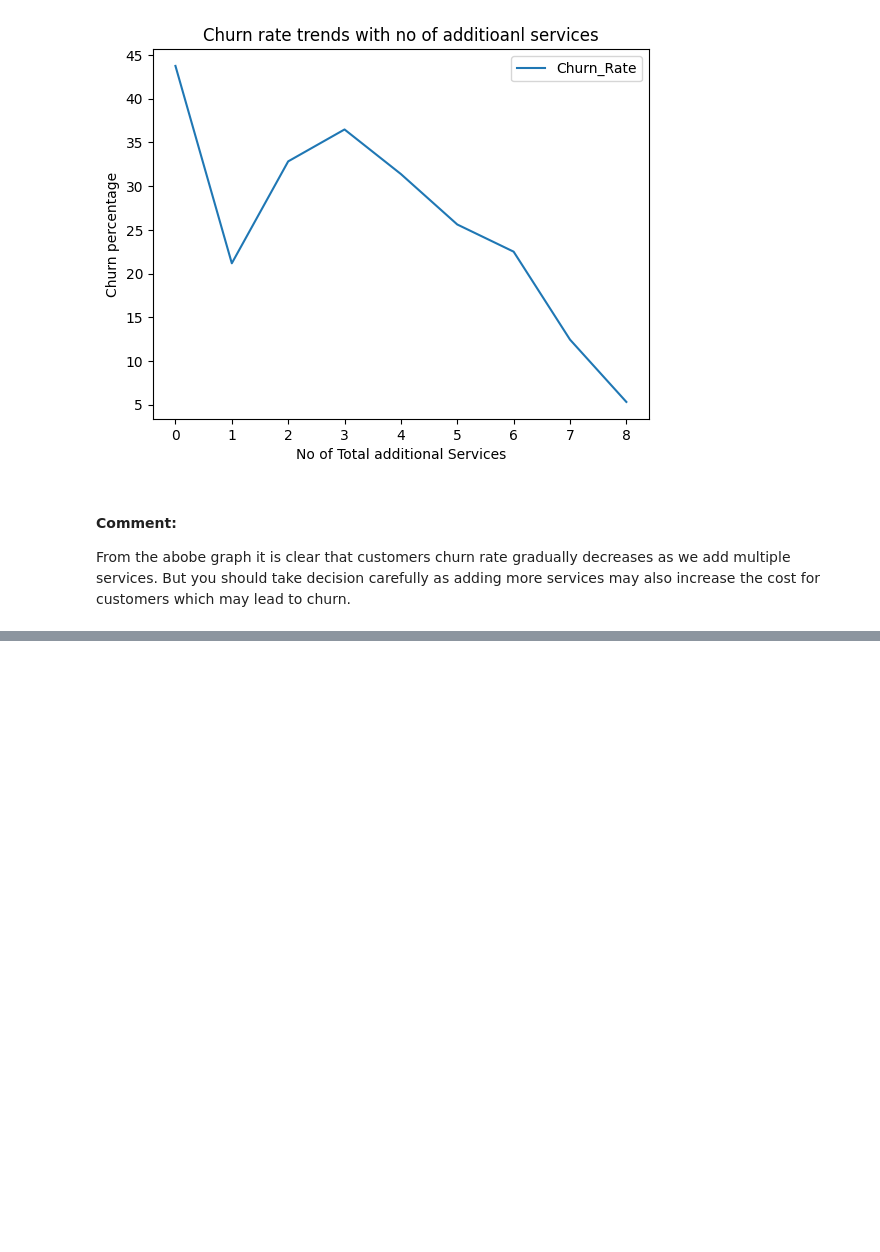
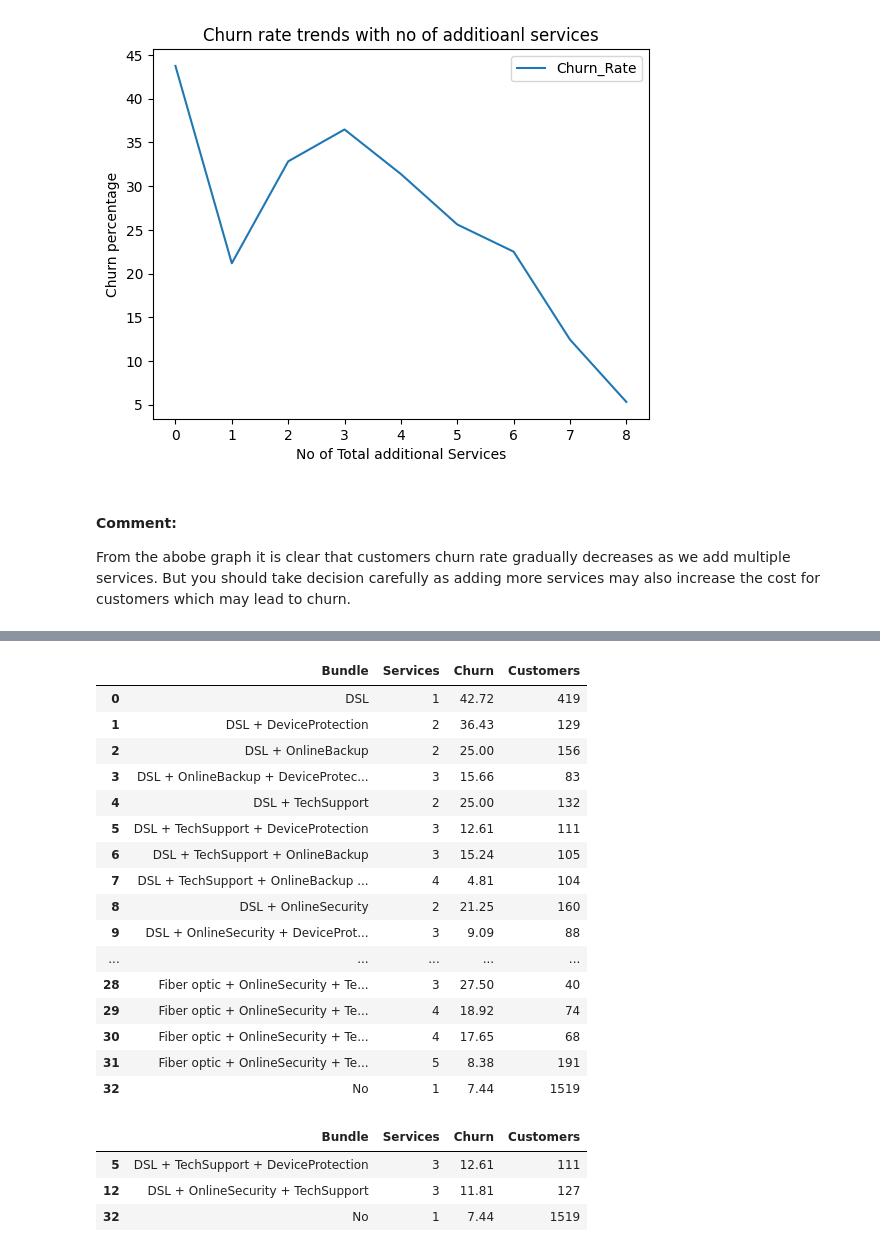
Before and after one commit to amareshmaity/data-analyst-portfolio, a Jupyter notebook: customer-churn-analysis/notebooks/03_EDA.ipynb, the cells around one changed output, grey strips where cells are left out. Drawn from its saved outputs; the diff is of its cells as text; code cells hidden in the pictures; blank space fills up the shorter version.

```diff
--- a/customer-churn-analysis/notebooks/03_EDA.ipynb
+++ b/customer-churn-analysis/notebooks/03_EDA.ipynb
@@ -492,0 +544,37 @@ The bundle of services with the lowest churn rate.
+# %%
+## Create data frame to find best services
+bundle_data = []
+for i in bundled_service_wise_churn.index:
+    bundle_service_list = [bundled_service_wise_churn.iloc[i,:]["InternetService"]] + [x for x in bundled_service_wise_churn.iloc[i,:].iloc[1:5].index if bundled_service_wise_churn.iloc[i,:][x]==1]
+    bundle_service = " + ".join(bundle_service_list)
+    bundle_data.append({"Bundle":bundle_service, 'Services':bundled_service_wise_churn.iloc[i,:]['TotalServices'], 'Churn':bundled_service_wise_churn.iloc[i,:]['ChurnRate'], 'Customers':bundled_service_wise_churn.iloc[i,:]['Customers']})
+
+bundle_service_df = pd.DataFrame(data=bundle_data)
+bundle_service_df
+# %% [output]
+|  | Bundle | Services | Churn | Customers |
+| 0 | DSL | 1 | 42.72 | 419 |
+| 1 | DSL + DeviceProtection | 2 | 36.43 | 129 |
+| 2 | DSL + OnlineBackup | 2 | 25.00 | 156 |
+| 3 | DSL + OnlineBackup + DeviceProtec... | 3 | 15.66 | 83 |
+| 4 | DSL + TechSupport | 2 | 25.00 | 132 |
+| 5 | DSL + TechSupport + DeviceProtection | 3 | 12.61 | 111 |
+| 6 | DSL + TechSupport + OnlineBackup | 3 | 15.24 | 105 |
+| 7 | DSL + TechSupport + OnlineBackup ... | 4 | 4.81 | 104 |
+| 8 | DSL + OnlineSecurity | 2 | 21.25 | 160 |
+| 9 | DSL + OnlineSecurity + DeviceProt... | 3 | 9.09 | 88 |
+| ... | ... | ... | ... | ... |
+| 28 | Fiber optic + OnlineSecurity + Te... | 3 | 27.50 | 40 |
+| 29 | Fiber optic + OnlineSecurity + Te... | 4 | 18.92 | 74 |
+| 30 | Fiber optic + OnlineSecurity + Te... | 4 | 17.65 | 68 |
+| 31 | Fiber optic + OnlineSecurity + Te... | 5 | 8.38 | 191 |
+| 32 | No | 1 | 7.44 | 1519 |
+# %%
+## Filter the data frame for findout best service
+service_bundle_mask = (bundle_service_df['Churn']<=15) & (bundle_service_df['Customers']>=100) & (bundle_service_df['Services']<=3)
+bundle_service_df[service_bundle_mask]
+# %% [output]
+|  | Bundle | Services | Churn | Customers |
+| 5 | DSL + TechSupport + DeviceProtection | 3 | 12.61 | 111 |
+| 12 | DSL + OnlineSecurity + TechSupport | 3 | 11.81 | 127 |
+| 32 | No | 1 | 7.44 | 1519 |
```
Also changed, not shown: parts of 6 cells of this notebook.
